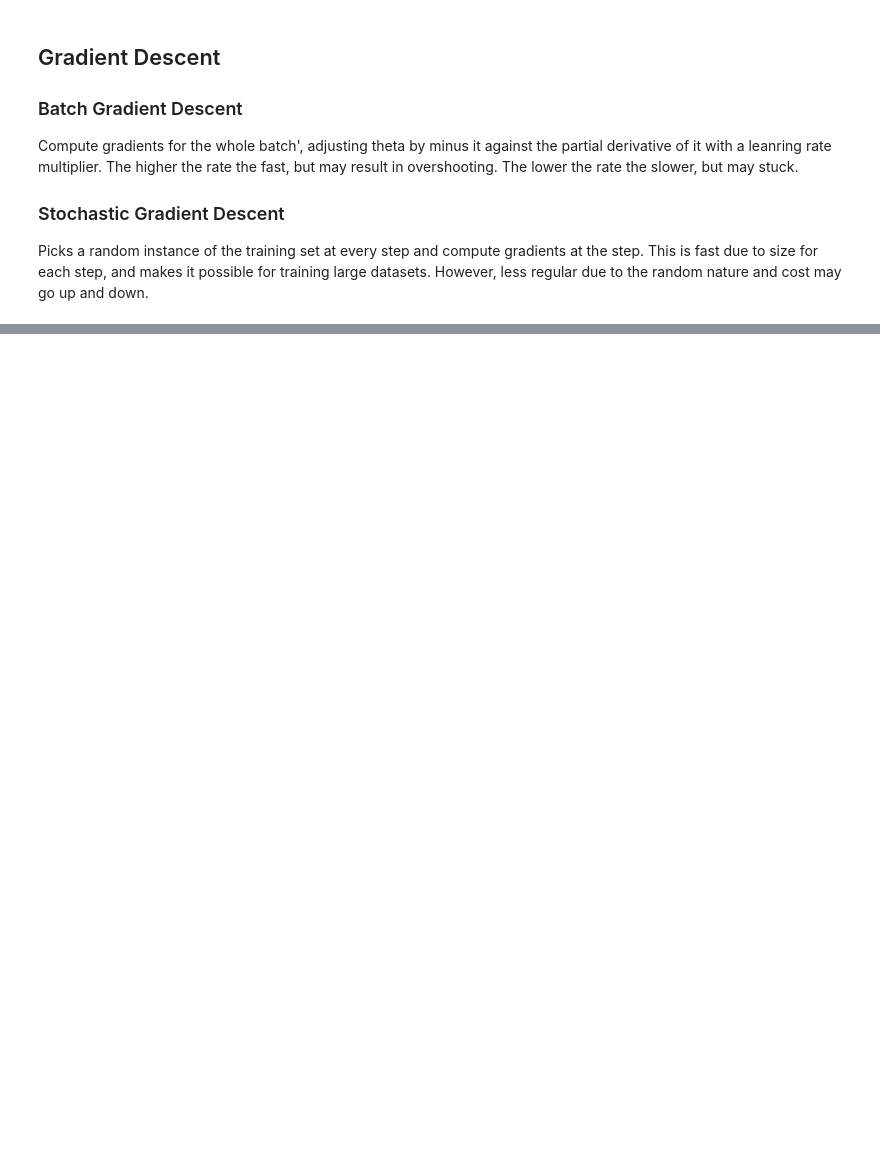
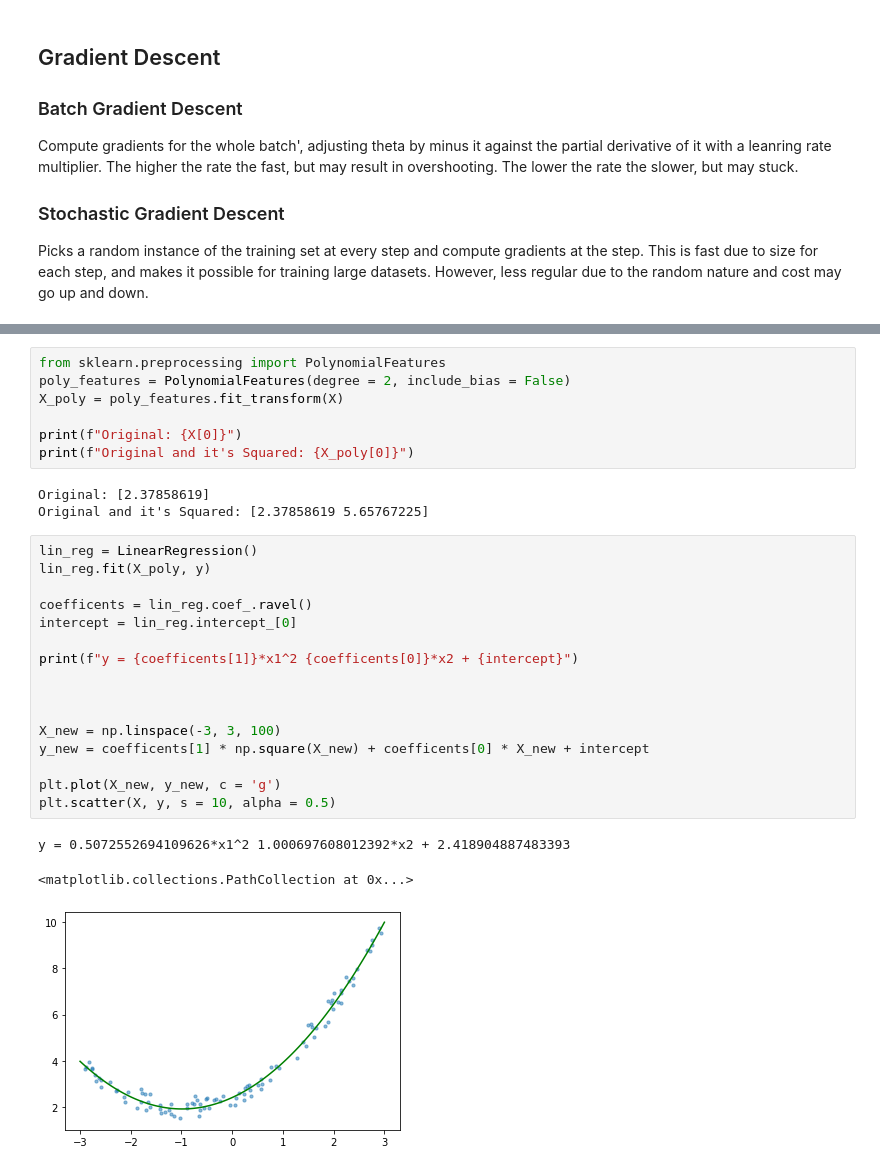
Before and after one commit to auslei/python, a Jupyter notebook: training_models/linear_regression.ipynb, the cells around one changed output, grey strips where cells are left out. Saved outputs shown, nothing was run; the diff lists cells and outputs as text; blank space fills up the shorter version.

Commit message:
updated with poly fit

```diff
--- a/training_models/linear_regression.ipynb
+++ b/training_models/linear_regression.ipynb
@@ -147,0 +160,30 @@ array([[1, 2, 3],
+# %%
+from sklearn.preprocessing import PolynomialFeatures
+poly_features = PolynomialFeatures(degree = 2, include_bias = False)
+X_poly = poly_features.fit_transform(X)
+
+print(f"Original: {X[0]}")
+print(f"Original and it's Squared: {X_poly[0]}")
+# %% [output]
+Original: [2.37858619]
+Original and it's Squared: [2.37858619 5.65767225]
+# %%
+lin_reg = LinearRegression()
+lin_reg.fit(X_poly, y)
+
+coefficents = lin_reg.coef_.ravel()
+intercept = lin_reg.intercept_[0]
+
+print(f"y = {coefficents[1]}*x1^2 {coefficents[0]}*x2 + {intercept}")
+
+
+
+X_new = np.linspace(-3, 3, 100)
+y_new = coefficents[1] * np.square(X_new) + coefficents[0] * X_new + intercept
+
+plt.plot(X_new, y_new, c = 'g')
+plt.scatter(X, y, s = 10, alpha = 0.5)
+# %% [output]
+y = 0.5072552694109626*x1^2 1.000697608012392*x2 + 2.418904887483393
+<matplotlib.collections.PathCollection at 0x...>
+[figure, added]
```
Also changed, not shown: parts of 10 cells of this notebook.
